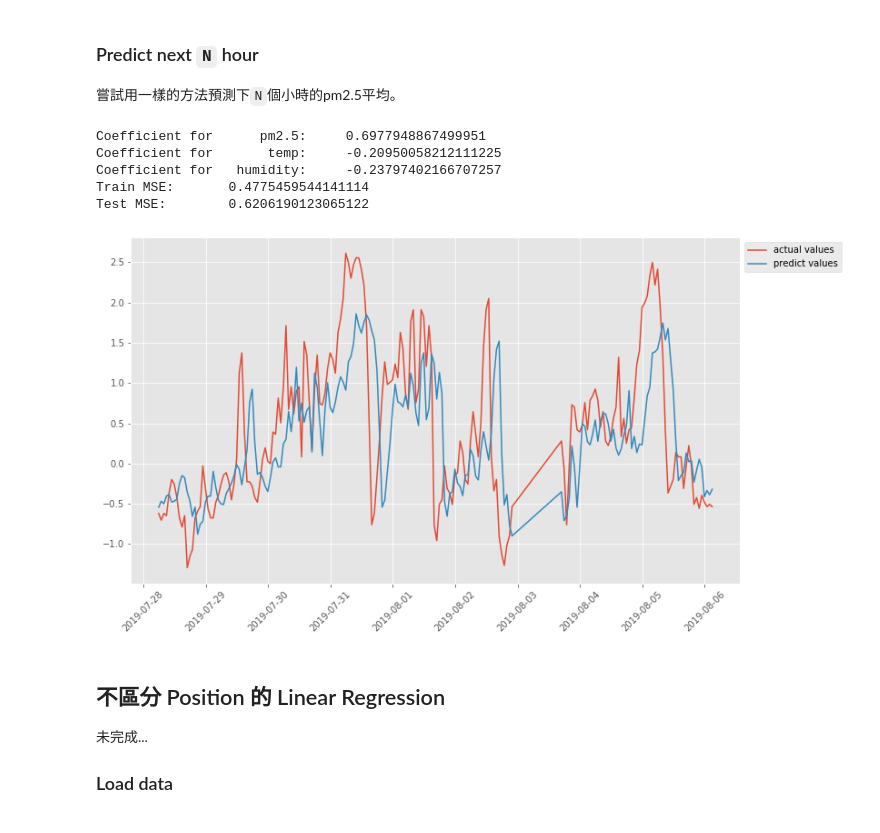
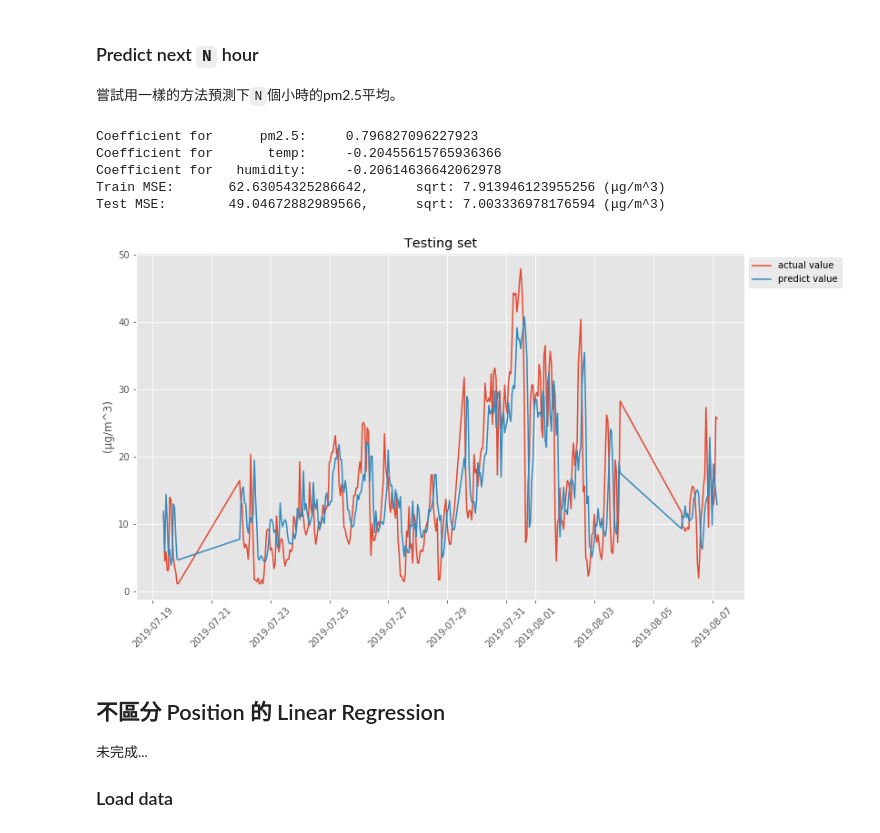
Before and after one commit to kevin110604/pm2.5_training, a Jupyter notebook: pm2.5_training_notebook.ipynb, the cells around one changed output. Cells and saved outputs as stored; diff of their text form; code cells hidden in the pictures.

```diff
--- a/pm2.5_training_notebook.ipynb
+++ b/pm2.5_training_notebook.ipynb
@@ -606,14 +663,14 @@ def predict_next_n(pos, n):
     data3 = get_data_by_pos(pos)
     df3 = pd.DataFrame(data3)
     # Input time
-    time = ['2019 06 01', '2019 08 06']
+    time = ['2019 05 11', '2019 08 06']
     taipei_tz = pytz.timezone('Asia/Taipei')
     # Set time
     start_time = dt.datetime.strptime(time[0], '%Y %m %d').replace(tzinfo=taipei_tz)
     end_time = dt.datetime.strptime(time[1], '%Y %m %d').replace(tzinfo=taipei_tz)
     # Select the duration
-    #df3 = df3.loc[ df3['date'] >= start_time ]
-    #df3 = df3.loc[ df3['date'] <= end_time ]
+    # df3 = df3.loc[ df3['date'] >= start_time ]
+    # df3 = df3.loc[ df3['date'] <= end_time ]
     if pos == 2:
         # Input time
         time = ['2019 06 06', '2019 08 06']
@@ -623,12 +680,12 @@ def predict_next_n(pos, n):
         end_time = dt.datetime.strptime(time[1], '%Y %m %d').replace(tzinfo=taipei_tz)
         # Select the duration
         df3 = df3.loc[ df3['date'] >= start_time ]
-        #df3 = df3.loc[ df3['date'] <= end_time ]
+        # df3 = df3.loc[ df3['date'] <= end_time ]
     # Rename the names of columns
     df3 = df3.rename(columns = {'pm10': 'pm1.0', 'pm25': 'pm2.5', 'pm100': 'pm10.0'})
     # Exclude outliers
-    #want_cols = ['humidity', 'pm1.0', 'pm10.0', 'pm2.5', 'temp']
-    #df3 = df3[(np.abs(stats.zscore(df3.loc[:, want_cols])) < 4).all(axis=1)]
+    # want_cols = ['humidity', 'pm1.0', 'pm10.0', 'pm2.5', 'temp']
+    # df3 = df3[(np.abs(stats.zscore(df3.loc[:, want_cols])) < 4).all(axis=1)]
     df3 = df3.loc[ df3['pm2.5'] < 120 ]
     # Split time infomation from column `date`
     df3['month'] = df3['date'].apply(lambda x: x.month)
@@ -659,7 +716,7 @@ def predict_next_n(pos, n):
     # Discard rows that contain NaN value
     df3mean.dropna(inplace=True)
     # Save time infomation in another df, and discard it
-    df3mean_time = df3mean['time_shift-1']
+    df3mean_time_shift = df3mean['time_shift-1']
     df3mean.drop(columns=['time', 'time_shift-1'], axis=0, inplace=True)
     # Normalization
     df3mean = (df3mean - df3mean.mean()) / df3mean.std()
@@ -670,7 +727,8 @@ def predict_next_n(pos, n):
     train_df = df3mean[:four_fifth_len]
     test_df = df3mean[four_fifth_len:]
 
-    test_df_time = df3mean_time[four_fifth_len:]
+    train_df_time_shift = df3mean_time_shift[:four_fifth_len]
+    test_df_time_shift = df3mean_time_shift[four_fifth_len:]
 
     X = train_df[['month', 'day', 'weekday', 'hour', 'pm1.0', 'pm2.5', 'pm10.0', 'temp', 'humidity']]
     y = train_df[['pm2.5_next_hour']]
@@ -686,34 +744,46 @@ def predict_next_n(pos, n):
     # See the coefficients of our model
     for i in range(len(X_fsm.columns)):
         print('Coefficient for %10s:\t%s' % (X_fsm.columns[i], model.coef_[0][i]))
-    # Calculate mean squared error for training set & test set
+    # Calculate predict value
     predict_train_y = model.predict(X_fsm)
     predict_y = model.predict(test_X_fsm)
+    # Transform normalized data back to original data
+    m = mean_all['pm2.5_next_hour']
+    s = std_all['pm2.5_next_hour']
 
-    train_mse = metrics.mean_squared_error(y, predict_train_y)
-    test_mse = metrics.mean_squared_error(test_y, predict_y)
+    test_y_ori = test_y * s + m
+    predict_y_ori = predict_y * s + m
 
-    print('Train MSE:\t %s' % train_mse)
-    print('Test MSE:\t %s' % test_mse)
+    y_ori = y * s + m
+    predict_train_y_ori = predict_train_y * s + m
+
+    # Calculate mean squared error for training set & test set
+    train_mse = metrics.mean_squared_error(y_ori, predict_train_y_ori)
+    test_mse = metrics.mean_squared_error(test_y_ori, predict_y_ori)
+
+    print('Train MSE:\t %s,\t sqrt: %s (μg/m^3)' % (train_mse, np.sqrt(train_mse)))
+    print('Test MSE:\t %s,\t sqrt: %s (μg/m^3)' % (test_mse, np.sqrt(test_mse)))
     # Add explicitly converter
     pd.plotting.register_matplotlib_converters()
     # Plt
     plt.figure(figsize=(12, 7))
     plt.style.use('ggplot')
-    plt.plot(test_df_time, test_df['pm2.5_next_hour'], label='actual values')
-    plt.plot(test_df_time, predict_y, label='predict values')
+    plt.plot(test_df_time_shift, test_y_ori, label='actual value')
+    plt.plot(test_df_time_shift, predict_y_ori, label='predict value')
     plt.xticks(rotation=45)
+    plt.ylabel('(μg/m^3)')
     plt.legend(loc='upper left', bbox_to_anchor=(1,1))
+    plt.title('Testing set')
     plt.show()
 # %%
-predict_next_n(pos=2, n=4)
+predict_next_n(pos=7, n=3)
 # %% [output]
-Coefficient for      pm2.5:     0.6977948867499951
-Coefficient for       temp:     -0.20950058212111225
-Coefficient for   humidity:     -0.23797402166707257
-Train MSE:       0.4775459544141114
-Test MSE:        0.6206190123065122
+Coefficient for      pm2.5:     0.796827096227923
+Coefficient for       temp:     -0.20455615765936366
+Coefficient for   humidity:     -0.20614636642062978
+Train MSE:       62.63054325286642,      sqrt: 7.913946123955256 (μg/m^3)
+Test MSE:        49.04672882989566,      sqrt: 7.003336978176594 (μg/m^3)
-[figure, old version]
+[figure, new version]
 # %% [markdown]
 ## 不區分 Position 的 Linear Regression
 
```
Also changed, not shown: parts of 25 cells of this notebook.
